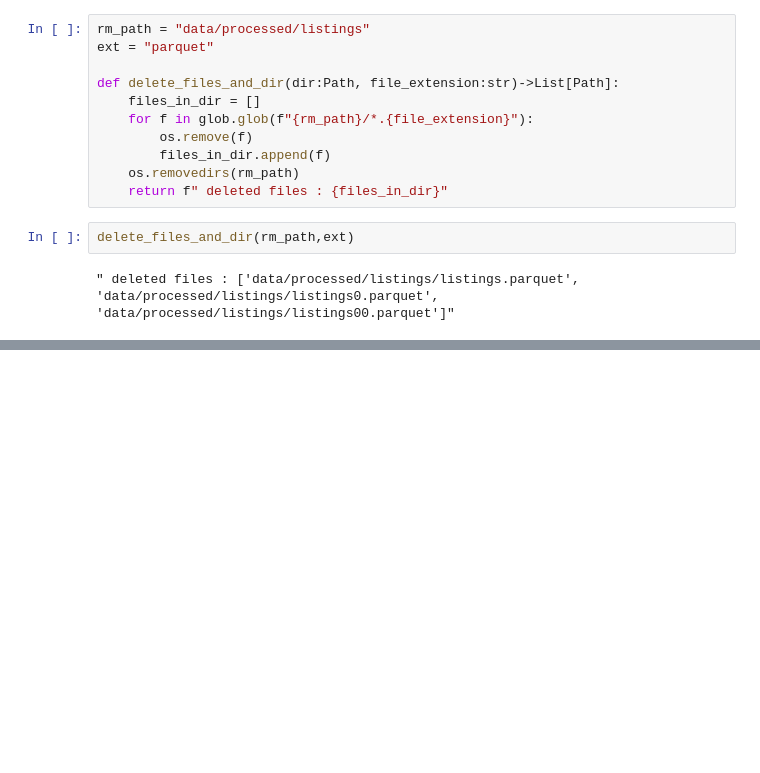
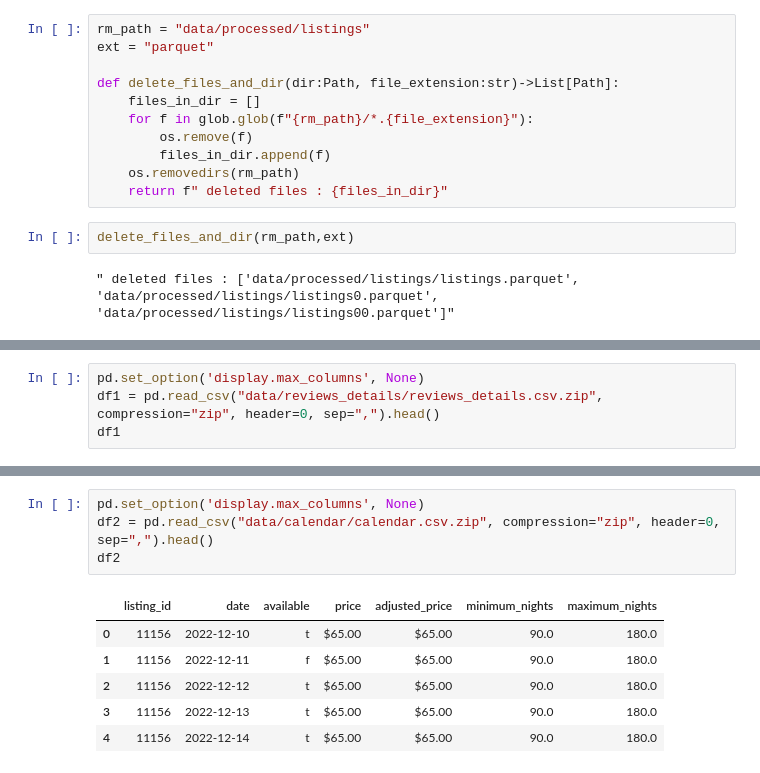
Before and after one commit to Bee0933/inside-airbnb-pipeline, a Jupyter notebook: test.ipynb, the cells around one changed output, grey strips where cells are left out. Drawn from its saved outputs; the diff is of its cells as text; blank space fills up the shorter version.

```diff
--- a/test.ipynb
+++ b/test.ipynb
@@ -204,0 +218,4 @@ delete_files_and_dir(rm_path,ext)
+# %%
+pd.set_option('display.max_columns', None)
+df1 = pd.read_csv("data/reviews_details/reviews_details.csv.zip", compression="zip", header=0, sep=",").head()
+df1
@@ -204,0 +229,11 @@ delete_files_and_dir(rm_path,ext)
+# %%
+pd.set_option('display.max_columns', None)
+df2 = pd.read_csv("data/calendar/calendar.csv.zip", compression="zip", header=0, sep=",").head()
+df2
+# %% [output]
+|  | listing_id | date | available | price | adjusted_price | minimum_nights | maximum_nights |
+| 0 | 11156 | 2022-12-10 | t | $65.00 | $65.00 | 90.0 | 180.0 |
+| 1 | 11156 | 2022-12-11 | f | $65.00 | $65.00 | 90.0 | 180.0 |
+| 2 | 11156 | 2022-12-12 | t | $65.00 | $65.00 | 90.0 | 180.0 |
+| 3 | 11156 | 2022-12-13 | t | $65.00 | $65.00 | 90.0 | 180.0 |
+| 4 | 11156 | 2022-12-14 | t | $65.00 | $65.00 | 90.0 | 180.0 |
```
Also changed, not shown: parts of 3 cells of this notebook, 7 other files.
